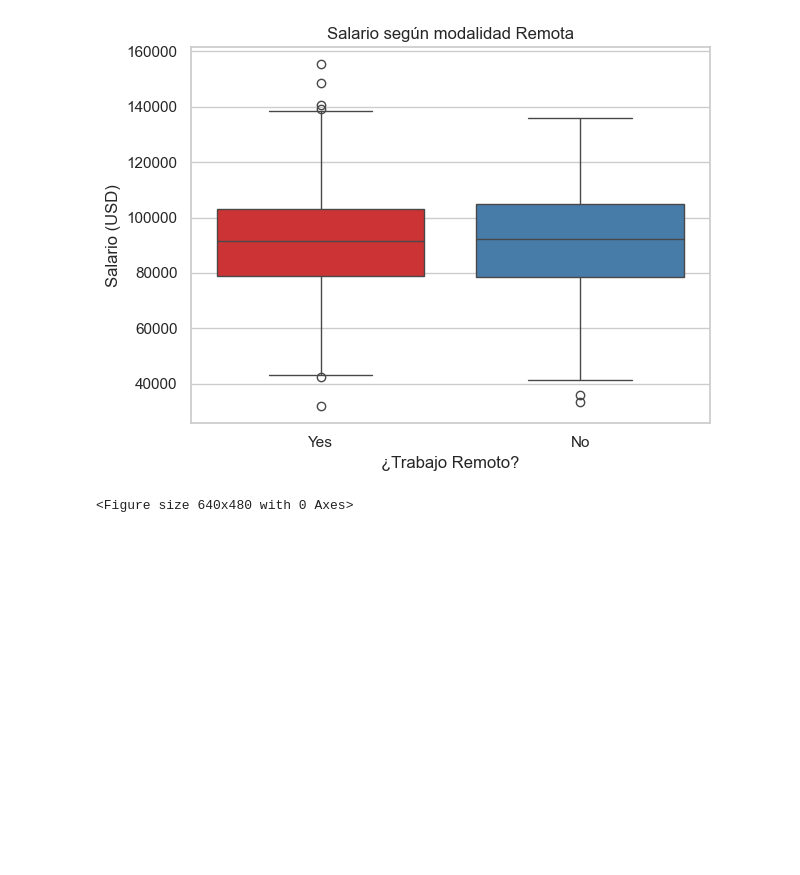
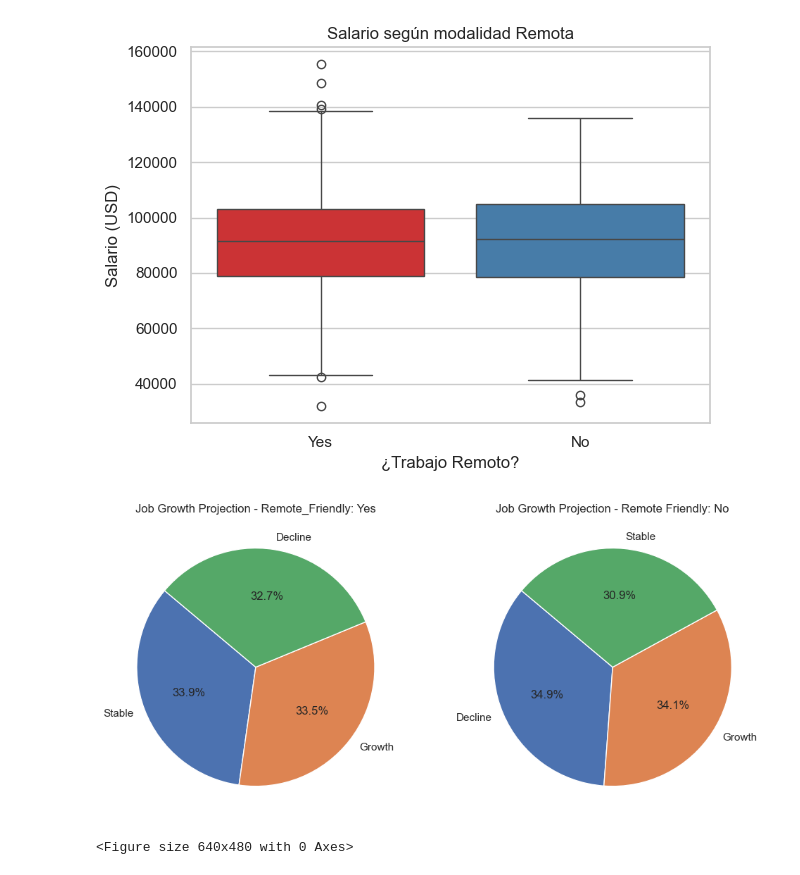
Before and after one commit to httpluris7/AI-Impact-on-works-today, a Jupyter notebook: AI_work.ipynb, the cells around one changed output. Drawn from its saved outputs; the diff is of its cells as text; code cells hidden in the pictures; blank space fills up the shorter version.

```diff
--- a/AI_work.ipynb
+++ b/AI_work.ipynb
@@ -161,6 +179,23 @@ Passing `palette` without assigning `hue` is deprecated and will be removed in v
 
   sns.boxplot(data=AI_job1, x="Remote Friendly", y="Salary USD", palette="Set1")
 [figure]
+# %%
+yes_counts = AI_job1[AI_job1['Remote Friendly'] == 'Yes']['Job Growth Projection'].value_counts()
+no_counts = AI_job1[AI_job1['Remote Friendly'] == 'No']['Job Growth Projection'].value_counts()
+
+plt.figure(figsize=(12, 6))
+plt.subplot(1, 2, 1)
+plt.pie(yes_counts, labels=yes_counts.index, autopct='%1.1f%%', startangle=140)
+plt.title('Job Growth Projection - Remote_Friendly: Yes')
+
+plt.subplot(1, 2, 2)
+plt.pie(no_counts, labels=no_counts.index, autopct='%1.1f%%', startangle=140)
+plt.title('Job Growth Projection - Remote Friendly: No')
+plt.subplots_adjust(hspace=0.5)
+
+plt.show()
+# %% [output]
+[figure, added]
 # %%
 #Proyección de crecimiento laboral segun el puesto
 growth_projection = pd.crosstab(AI_job1["Job Title"], AI_job1["Job Growth Projection"])
```
Also changed, not shown: parts of 3 cells of this notebook.
